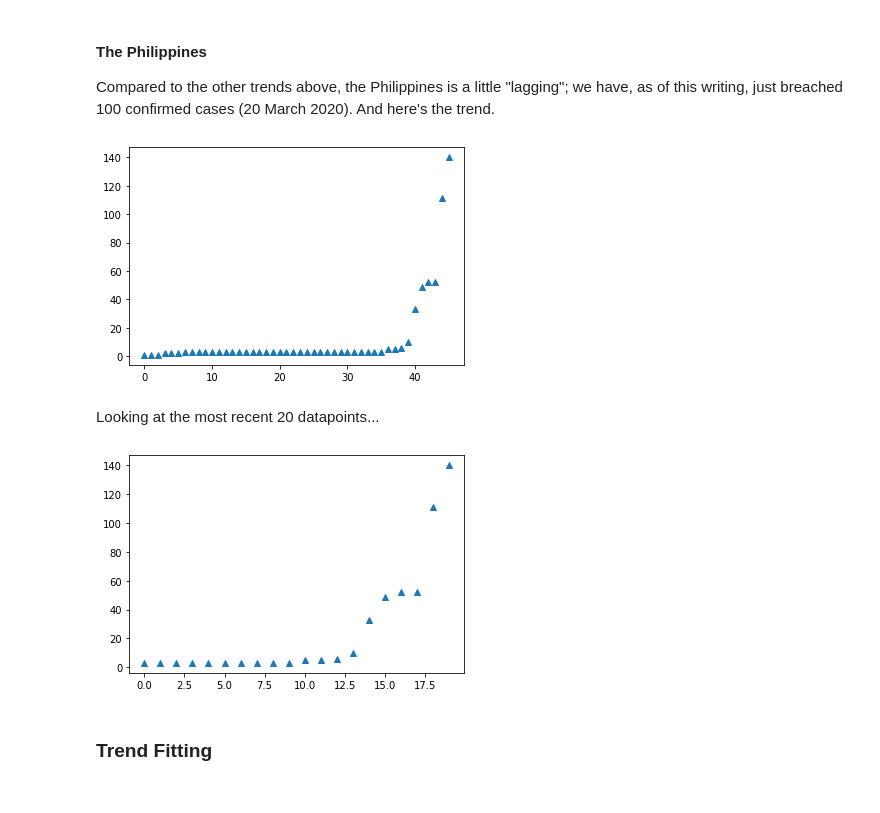
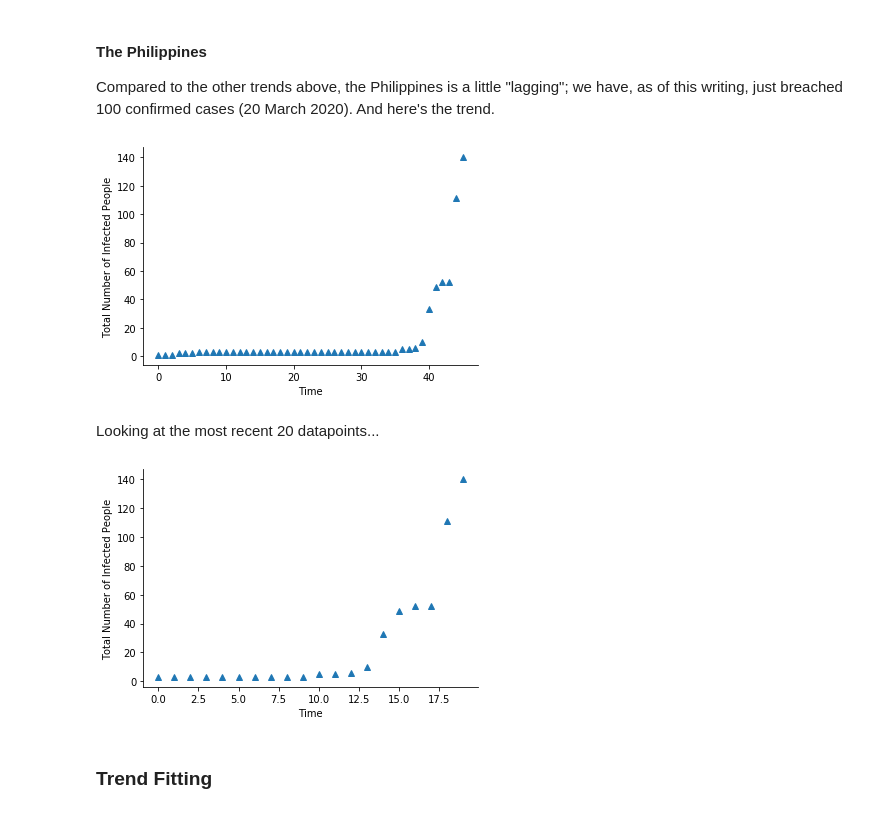
Before and after one commit to eflegara/COVID19PH-Projection, a Jupyter notebook: COVID19 Philippines.ipynb, the cells around one changed output. Saved outputs shown, nothing was run; the diff lists cells and outputs as text; code cells hidden in the pictures.

Commit message:
Updated plots

```diff
--- a/COVID19 Philippines.ipynb
+++ b/COVID19 Philippines.ipynb
@@ -153,15 +153,23 @@ Compared to the other trends above, the Philippines is a little "lagging"; we ha
 # %%
 plt.plot(df[(df.location=='Philippines')].total_cases.to_list(), '^',
          color=tab10[0], label='Philippines');
+plt.gca().spines['top'].set_visible(False)
+plt.gca().spines['right'].set_visible(False)
+plt.xlabel('Time', size=10);
+plt.ylabel('Total Number of Infected People', size=10);
 # %% [output]
-[figure, old version]
+[figure, new version]
 # %% [markdown]
 Looking at the most recent 20 datapoints...
 # %%
 plt.plot(df[(df.location=='Philippines')].total_cases.to_list()[-20:], '^',
          color=tab10[0], label='Philippines');
+plt.gca().spines['top'].set_visible(False)
+plt.gca().spines['right'].set_visible(False)
+plt.xlabel('Time', size=10);
+plt.ylabel('Total Number of Infected People', size=10);
 # %% [output]
-[figure, old version]
+[figure, new version]
 # %% [markdown]
 ### Trend Fitting
 # %%
```
Also changed, not shown: parts of 1 cell of this notebook.
